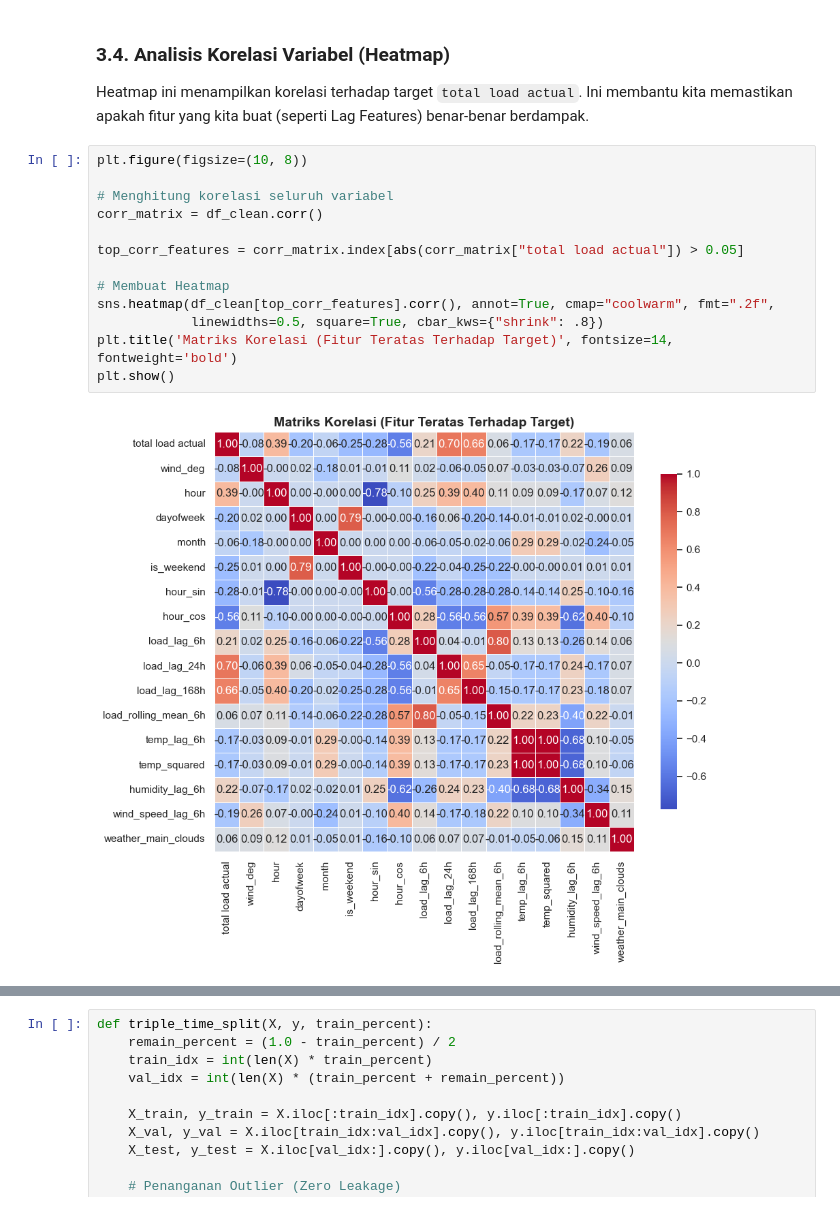
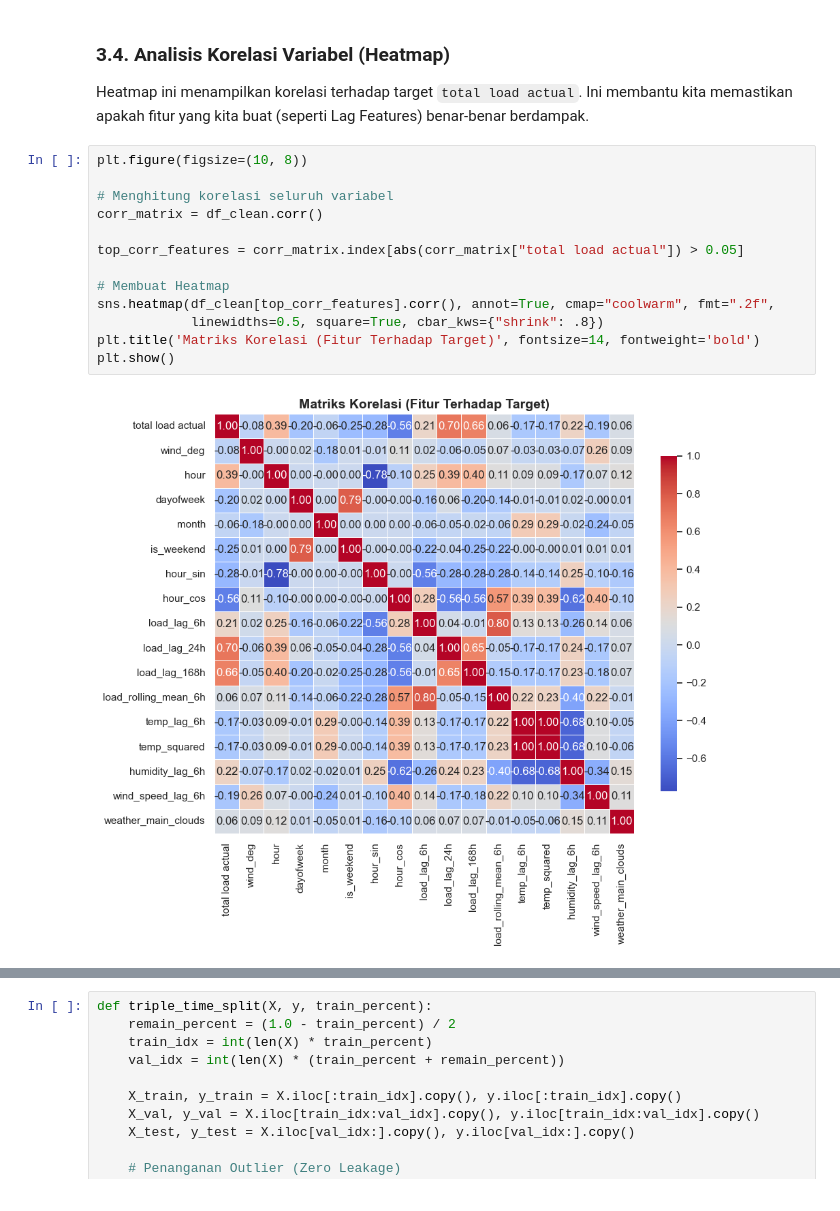
Before and after one commit to yayaangg/tugas-kecil-machine-learning, a Jupyter notebook: regresi.ipynb, the cells around one changed output, grey strips where cells are left out. Drawn from its saved outputs; the diff is of its cells as text.

```diff
--- a/regresi.ipynb
+++ b/regresi.ipynb
@@ -244,16 +256,16 @@ Heatmap ini menampilkan korelasi terhadap target `total load actual`. Ini memban
 # %%
 plt.figure(figsize=(10, 8))
 
 # Menghitung korelasi seluruh variabel
 corr_matrix = df_clean.corr()
 
 top_corr_features = corr_matrix.index[abs(corr_matrix["total load actual"]) > 0.05]
 
 # Membuat Heatmap
 sns.heatmap(df_clean[top_corr_features].corr(), annot=True, cmap="coolwarm", fmt=".2f",
             linewidths=0.5, square=True, cbar_kws={"shrink": .8})
-plt.title('Matriks Korelasi (Fitur Teratas Terhadap Target)', fontsize=14, fontweight='bold')
+plt.title('Matriks Korelasi (Fitur Terhadap Target)', fontsize=14, fontweight='bold')
 plt.show()
 # %% [output]
-[figure, old version]
+[figure, new version]
 # %% [markdown]
```
Also changed, not shown: parts of 24 cells of this notebook, 7 other files.
